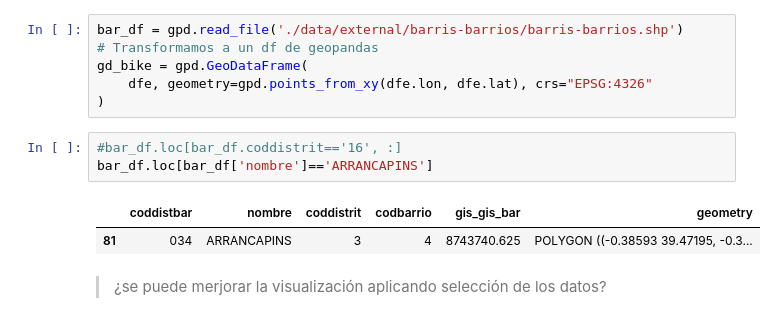
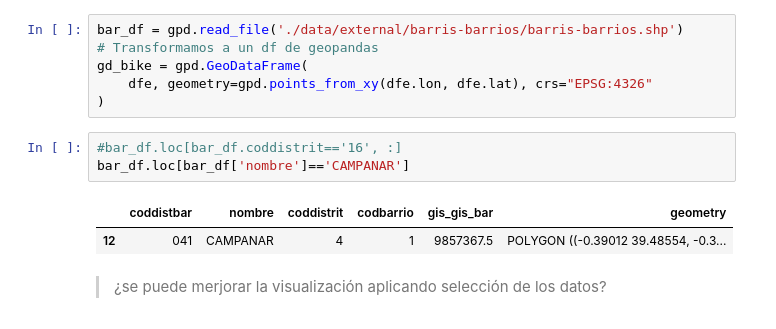
Before and after one commit to LordLiberte/Portfolio, a Jupyter notebook: Practica2/enunciados/3_visualizacion.ipynb, the cells around one changed output. Saved outputs shown, nothing was run; the diff lists cells and outputs as text.

```diff
--- a/Practica2/enunciados/3_visualizacion.ipynb
+++ b/Practica2/enunciados/3_visualizacion.ipynb
@@ -520,10 +520,10 @@ gd_bike = gpd.GeoDataFrame(
 )
 # %%
 #bar_df.loc[bar_df.coddistrit=='16', :]
-bar_df.loc[bar_df['nombre']=='ARRANCAPINS']
+bar_df.loc[bar_df['nombre']=='CAMPANAR']
 # %% [output]
 |  | coddistbar | nombre | coddistrit | codbarrio | gis_gis_bar | geometry |
-| 81 | 034 | ARRANCAPINS | 3 | 4 | 8743740.625 | POLYGON ((-0.38593 39.47195, -0.3... |
+| 12 | 041 | CAMPANAR | 4 | 1 | 9857367.5 | POLYGON ((-0.39012 39.48554, -0.3... |
 # %% [markdown]
 > ¿se puede merjorar la visualización aplicando selección de los datos?
 # %%
```
Also changed, not shown: 3 other files.
